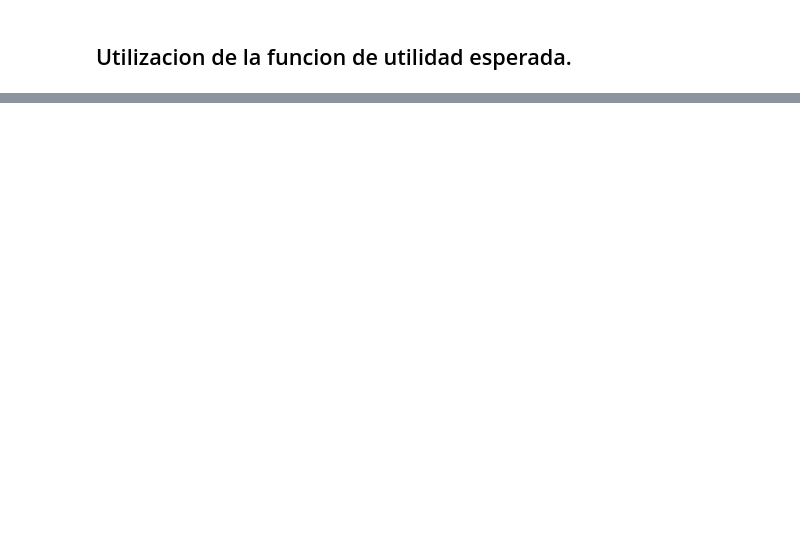
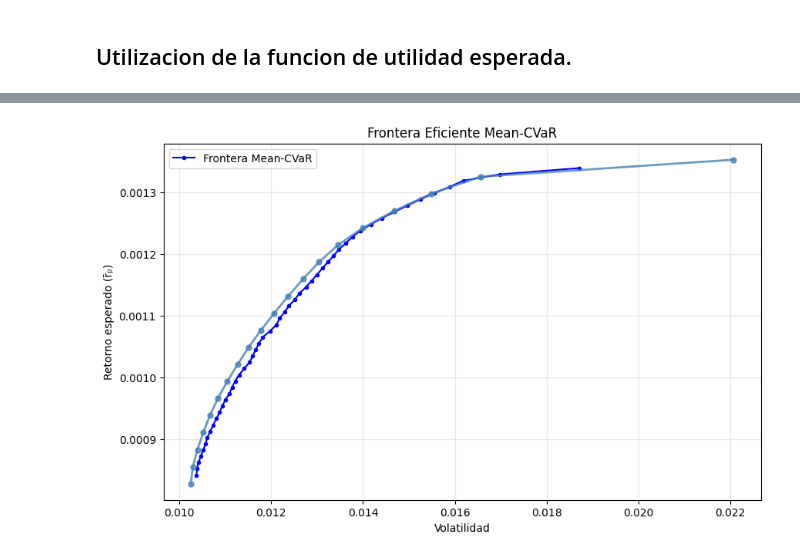
Before and after one commit to jaayg23/grade_CS, a Jupyter notebook: portfolio_m.ipynb, the cells around one changed output, grey strips where cells are left out. Saved outputs shown, nothing was run; the diff lists cells and outputs as text; code cells hidden in the pictures; blank space fills up the shorter version.

```diff
--- a/portfolio_m.ipynb
+++ b/portfolio_m.ipynb
@@ -588,0 +682,29 @@ plt.show()
+# %%
+# Portafolio de mínimo CVaR (punto C análogo)
+res_min = min_cvar_portfolio(stock_returns.values, alpha=0.95)
+r_min = r_m @ res_min.weights
+r_max = r_m.max()
+
+# Barrer R desde r_min hasta r_max
+R_values = np.linspace(r_min, r_max * 0.99, 50)
+frontier_return = []
+frontier_vols = []
+
+for R in R_values:
+    res = min_cvar_portfolio(stock_returns.values, alpha=0.95, mu=r_m, R=R)
+    if res.success:
+        frontier_vols.append(np.sqrt(obtener_varianza_portafolio(res.weights, cov)))
+        frontier_return.append(r_m @ res.weights)
+
+# Graficar
+plt.figure(figsize=(10, 6))
+plt.plot(frontier_vols, frontier_return, 'b.-', label='Frontera Mean-CVaR')
+plt.plot(vols, returns, 'o-', color='steelblue', linewidth=2, markersize=5, alpha=0.8)
+plt.xlabel('Volatilidad')
+plt.ylabel('Retorno esperado (r̄ₚ)')
+plt.title('Frontera Eficiente Mean-CVaR')
+plt.legend()
+plt.grid(True, alpha=0.3)
+plt.show()
+# %% [output]
+[figure, added]
```
Also changed, not shown: parts of 21 cells of this notebook, 2 other files.
